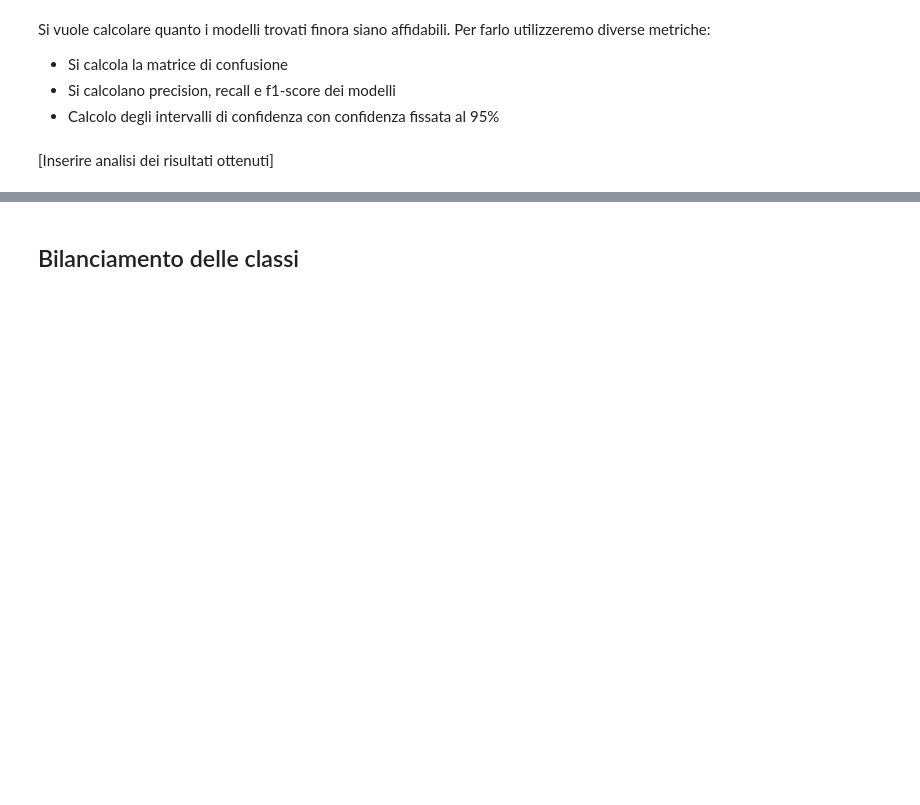
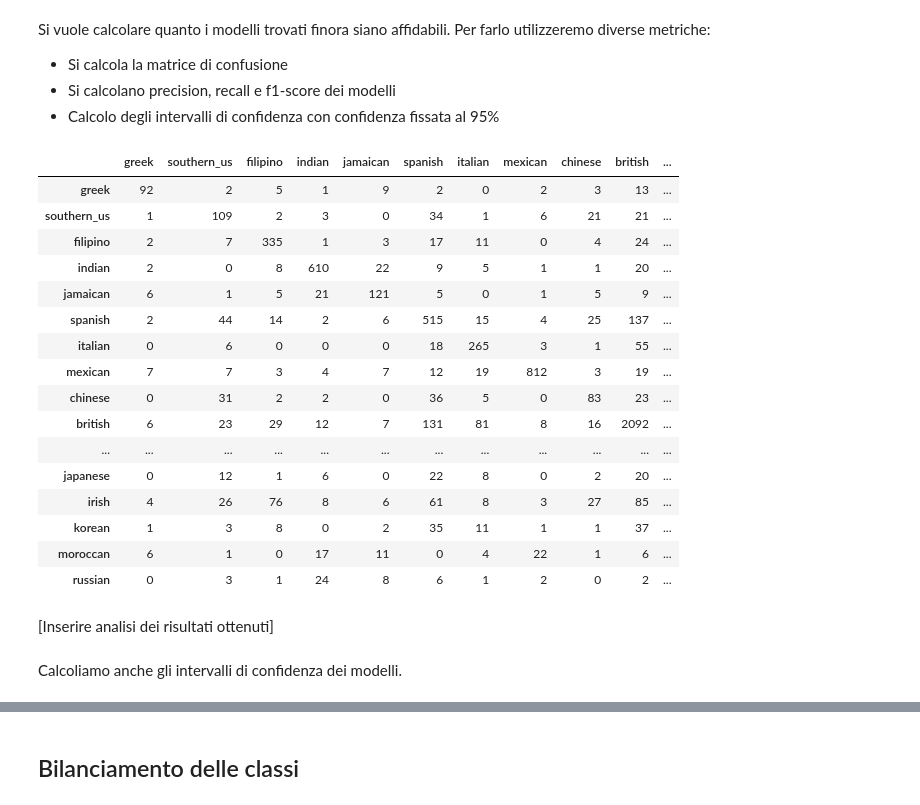
Before and after one commit to volpepe/Cooking-Challenge, a Jupyter notebook: Progetto.ipynb, the cells around one changed output, grey strips where cells are left out. Saved outputs shown, nothing was run; the diff lists cells and outputs as text; code cells hidden in the pictures; blank space fills up the shorter version.

```diff
--- a/Progetto.ipynb
+++ b/Progetto.ipynb
@@ -332,16 +332,17 @@ Iniziamo lo studio dei modelli di classificazione partendo dal più semplice: il
 # %%
 perceptron = Pipeline([
     ("tfidf", TfidfVectorizer()),
-    ("perc", Perceptron(class_weight="balanced"))
+    ("perc", Perceptron())
 ])
 # %% [markdown]
 Per ottimizzare i parametri, usiamo la Grid Search
  - Testiamo anche quale ngram ottimizza lo score
 # %%
 grid1 = {
-    'tfidf__ngram_range':[(1, 1), (1, 2), (1, 3), (1, 4)],  #considerzaioni di unigrammi, bigrammi, ...
-    'perc__penalty': ['l1', 'l2'], #regolarizzazioni da effettuare
-    'perc__alpha': np.logspace(-3, 1, 5)
+    'tfidf__ngram_range':[(1, 1), (1, 2), (1, 3)],  #considerazioni di unigrammi, bigrammi, ...
+    'perc__penalty': [None, 'l1', 'l2'], #regolarizzazioni da effettuare
+    'perc__alpha': np.logspace(-5, -3, 3),
+    'perc__class_weight': [None, "balanced"]
 }
 gs_perc = GridSearchCV(perceptron, param_grid=grid1)
 # %%
@@ -489,17 +526,35 @@ Si vuole calcolare quanto i modelli trovati finora siano affidabili. Per farlo u
 - Calcolo degli intervalli di confidenza con confidenza fissata al 95%
 # %%
 def confusion_matrix_calculation(model):
-    y_v_predictions = model.predict(X_v)
-    return confusion_matrix(y_v, y_v_predictions)
+    return confusion_matrix(y_v, model.predict(X_v))
 
 def calculate_precision_recall_f1(model):
     y_v_predictions = model.predict(X_v)
-    p = precision_score(y_v, y_v_predictions, pos_label=1)
-    r = recall_score(y_v, y_v_predictions)
+    p = precision_score(y_v, y_v_predictions, pos_label=1, average="macro")
+    r = recall_score(y_v, y_v_predictions, average="macro")
     f1 = f1_score(y_v, y_v_predictions, average="macro")
     return {"precision" : p, "recall": r, "f1-score": f1}
 # %%
 #matrice di confusione del modello perceptron
-confusion_matrix_calculation(gs_perc.best_estimator_)
+conf_perc = pd.DataFrame(confusion_matrix_calculation(gs_perc.best_estimator_), index=average.keys(), columns=average.keys())
+conf_perc
+# %% [output]
+|  | greek | southern_us | filipino | indian | jamaican | spanish | italian | mexican | chinese | british | ... |
+| greek | 92 | 2 | 5 | 1 | 9 | 2 | 0 | 2 | 3 | 13 | ... |
+| southern_us | 1 | 109 | 2 | 3 | 0 | 34 | 1 | 6 | 21 | 21 | ... |
+| filipino | 2 | 7 | 335 | 1 | 3 | 17 | 11 | 0 | 4 | 24 | ... |
+| indian | 2 | 0 | 8 | 610 | 22 | 9 | 5 | 1 | 1 | 20 | ... |
+| jamaican | 6 | 1 | 5 | 21 | 121 | 5 | 0 | 1 | 5 | 9 | ... |
+| spanish | 2 | 44 | 14 | 2 | 6 | 515 | 15 | 4 | 25 | 137 | ... |
+| italian | 0 | 6 | 0 | 0 | 0 | 18 | 265 | 3 | 1 | 55 | ... |
+| mexican | 7 | 7 | 3 | 4 | 7 | 12 | 19 | 812 | 3 | 19 | ... |
+| chinese | 0 | 31 | 2 | 2 | 0 | 36 | 5 | 0 | 83 | 23 | ... |
+| british | 6 | 23 | 29 | 12 | 7 | 131 | 81 | 8 | 16 | 2092 | ... |
+| ... | ... | ... | ... | ... | ... | ... | ... | ... | ... | ... | ... |
+| japanese | 0 | 12 | 1 | 6 | 0 | 22 | 8 | 0 | 2 | 20 | ... |
+| irish | 4 | 26 | 76 | 8 | 6 | 61 | 8 | 3 | 27 | 85 | ... |
+| korean | 1 | 3 | 8 | 0 | 2 | 35 | 11 | 1 | 1 | 37 | ... |
+| moroccan | 6 | 1 | 0 | 17 | 11 | 0 | 4 | 22 | 1 | 6 | ... |
+| russian | 0 | 3 | 1 | 24 | 8 | 6 | 1 | 2 | 0 | 2 | ... |
 # %%
 #matrice di confusione del modello di regressione logistica
@@ -515,3 +572,5 @@ pd.DataFrame([calculate_precision_recall_f1(gs_perc.best_estimator_),
                  index=["perceptron", "logreg", "SVM"])
 # %% [markdown]
 [Inserire analisi dei risultati ottenuti]
+# %% [markdown]
+Calcoliamo anche gli intervalli di confidenza dei modelli.
```
Also changed, not shown: parts of 22 cells of this notebook, 1 other file.
